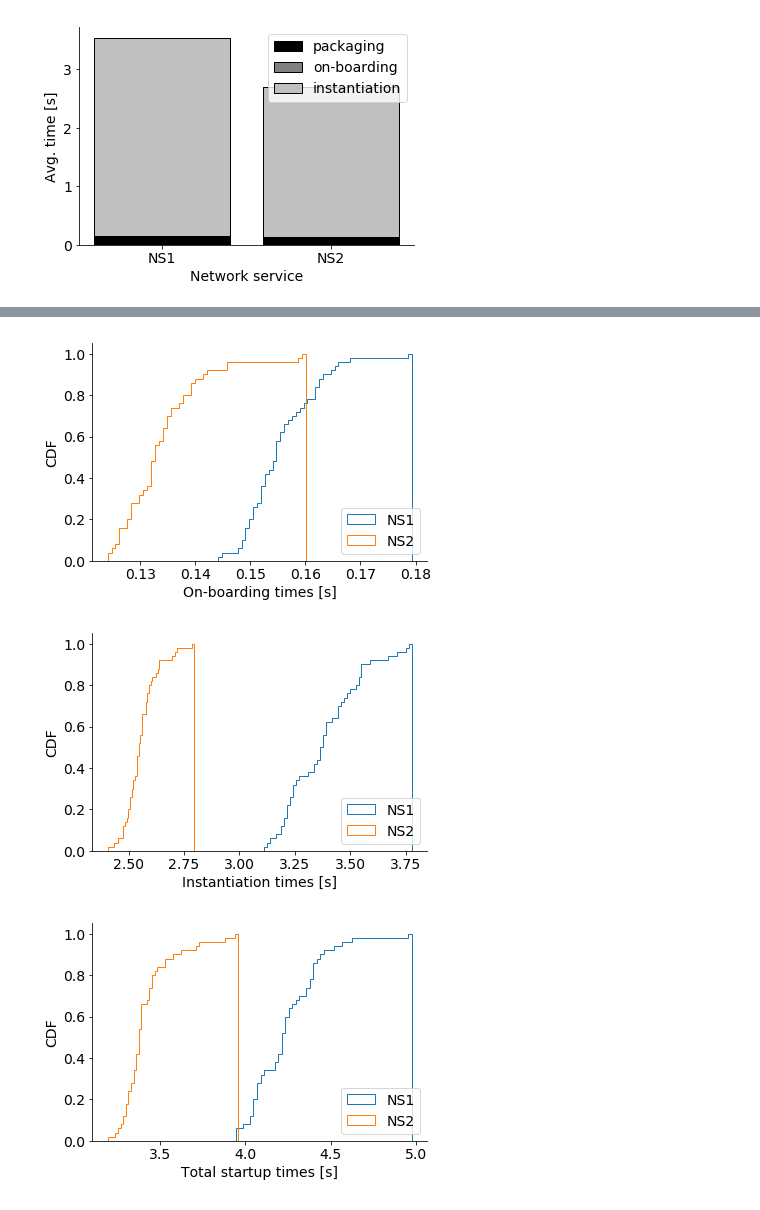
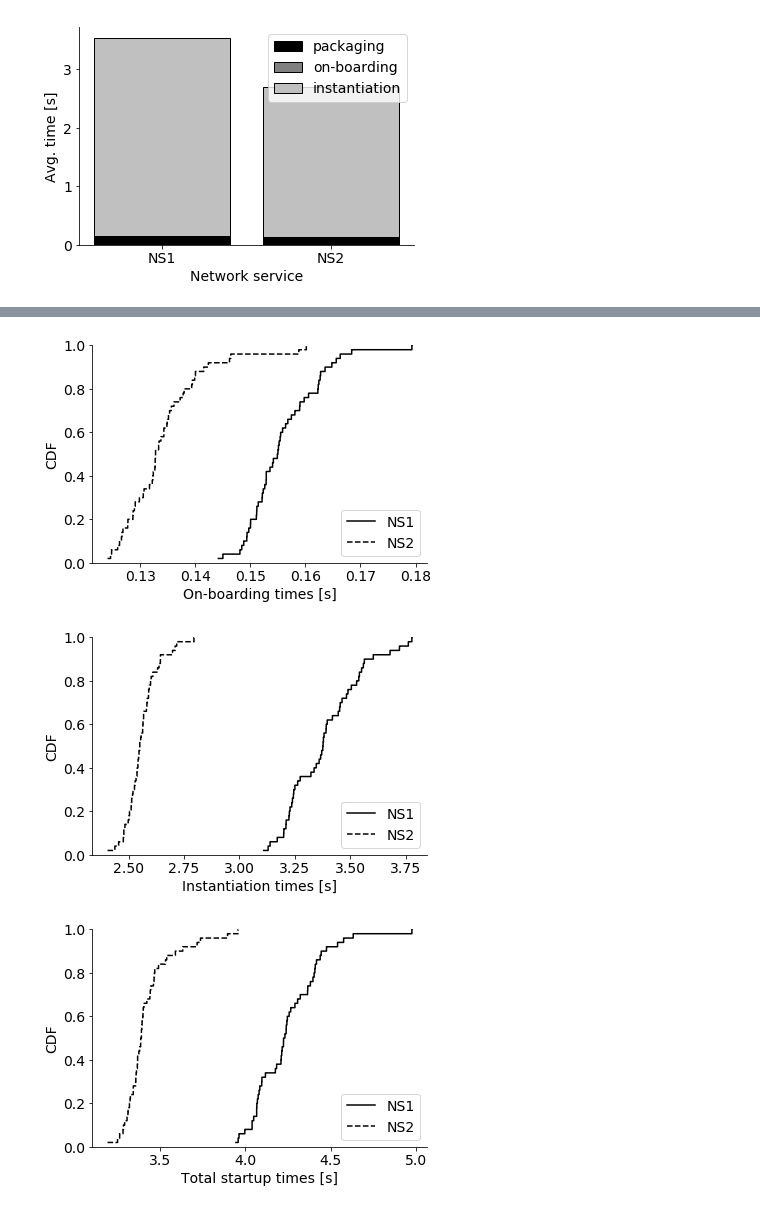
Before and after one commit to sonata-nfv/tng-industrial-pilot, a Jupyter notebook: evaluation/plot_times.ipynb, the cells around one changed output, grey strips where cells are left out. Saved outputs shown, nothing was run; the diff lists cells and outputs as text; code cells hidden in the pictures.

Commit message:
fixed bug with cdf plots

```diff
--- a/evaluation/plot_times.ipynb
+++ b/evaluation/plot_times.ipynb
@@ -122,22 +122,26 @@ def plot_cdf(column_name, plot_name):
 # %%
 # nicer CDF plots
 # from https://github.com/mpeuster/paper-ijnm-jouornal-sdn-handover/blob/master/evaluation/eval_packet_delay_cdf.ipynb
-def plot_nicer_cdf(column_name, plot_name, bins=1000, *args, **kwargs):
+
+# calc and plot CDF (used within other function)
+def calc_plot_cdf(sorted_list, bins=5000, ls='-'):
+    counts, bins = np.histogram(sorted_list, bins=bins)
+    cdf = np.cumsum(counts)/np.sum(counts)
+    plt.plot(np.vstack((bins, np.roll(bins, -1))).T.flatten()[:-2], np.vstack((cdf, cdf)).T.flatten(), antialiased=True, lw=1.5, ls=ls, color='black')
+
+def plot_nicer_cdf(column_name, plot_name):
     # calculate and plot CDF for NS1
     ns1_times = df.loc[df['service'] == 'ns1'][column_name]
     ns1_times_sortlist = np.sort(ns1_times.tolist())
-    counts, bins = np.histogram(ns1_times_sortlist, bins=bins)
-    cdf = np.cumsum(counts)/np.sum(counts)
-    plt.plot(np.vstack((bins, np.roll(bins, -1))).T.flatten()[:-2], np.vstack((cdf, cdf)).T.flatten(), antialiased=True, lw=1.5, ls='-', color='black')
+    calc_plot_cdf(ns1_times_sortlist, ls='-')
 
     # calculate and plot CDF for NS2
     ns2_times = df.loc[df['service'] == 'ns2'][column_name]
     ns2_times_sortlist = np.sort(ns2_times.tolist())
-    counts, bins = np.histogram(ns2_times_sortlist, bins=bins)
-    cdf = np.cumsum(counts)/np.sum(counts)
-    plt.plot(np.vstack((bins, np.roll(bins, -1))).T.flatten()[:-2], np.vstack((cdf, cdf)).T.flatten(), antialiased=True, lw=1.5, ls='--', color='black')
+    calc_plot_cdf(ns2_times_sortlist, ls='--')
 
     # polish, save, and show plots
+    plt.ylim(0, 1)
     plt.xlabel(f"{plot_name} times [s]")
     plt.ylabel("CDF")
     plt.legend(['NS1', 'NS2'], loc=4)
@@ -155,12 +158,12 @@ plot_cdf('packaging', 'Packaging')
 # %%
-plot_cdf('uploading', 'On-boarding')
+plot_nicer_cdf('uploading', 'On-boarding')
 # %% [output]
-[figure, old version]
+[figure, new version]
 # %%
-plot_cdf('instantiation', 'Instantiation')
+plot_nicer_cdf('instantiation', 'Instantiation')
 # %% [output]
-[figure, old version]
+[figure, new version]
 # %%
-plot_cdf('total', 'Total startup')
+plot_nicer_cdf('total', 'Total startup')
 # %% [output]
-[figure, old version]
+[figure, new version]
```
Also changed, not shown: parts of 4 cells of this notebook, 5 other files.
